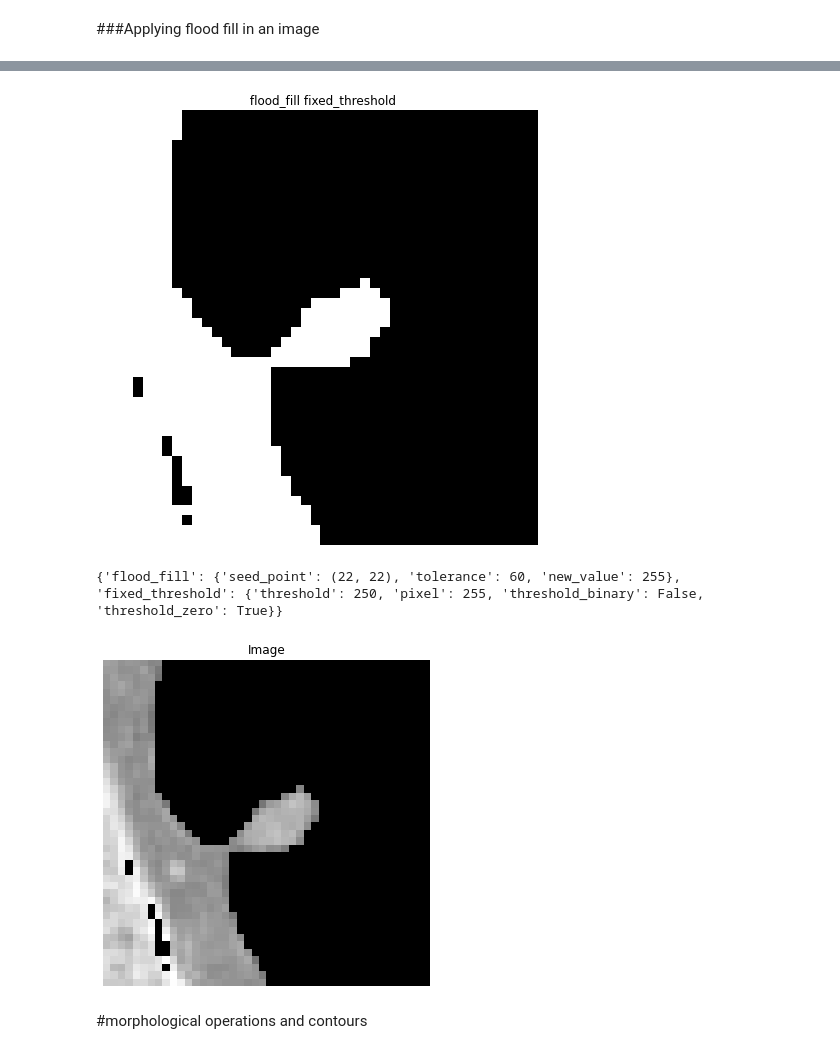
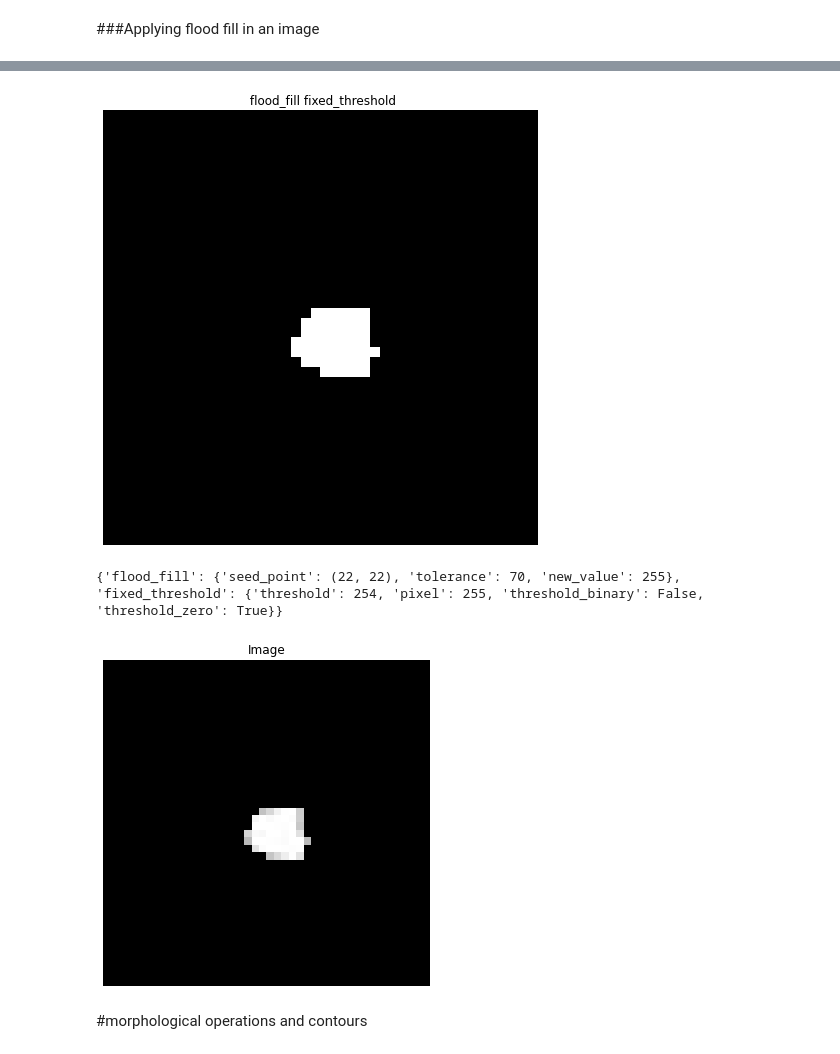
Before and after one commit to HerbertHipolito/Bootcamp-code, a Jupyter notebook: pipelines.ipynb, the cells around one changed output, grey strips where cells are left out. Saved outputs shown, nothing was run; the diff lists cells and outputs as text; code cells hidden in the pictures.

```diff
--- a/pipelines.ipynb
+++ b/pipelines.ipynb
@@ -108,6 +104,28 @@ class pre_processing:
     self.image = segmentation.flood_fill(self.image,seed_point,new_value,tolerance=tolerance)
 
     self.pipeline[self.flood_fill.__name__] = {'seed_point':seed_point,'tolerance':tolerance,'new_value':new_value}
+
+  def flood_fill_2(self,xy,newColor,lowDiff,upDiff):
+
+    size = self.image.shape
+    mask = np.zeros((size[0]+2,size[1]+2),np.uint8)
+    _,self.image,_,_ = cv2.floodFill(self.image, mask, xy,newColor,lowDiff,upDiff)
+    #im_floodfill_inv = cv2.bitwise_not(self.image)
+    #im_out = self.image & im_floodfill_inv
+
+    #self.image = im_out
+
+  def propagation(self,threshold_used=254):
+
+    for i,key_i in enumerate(self.image):
+      for j,key_j in enumerate(self.image[i]):
+
+        if key_j > threshold_used:
+          image_modified[i][j] = self.original_image[i][j][0]
+        else:
+          image_modified[i][j] = self.image[i][j]
+
+    return image_modified
 
   def fixed_threshold(self,threshold=70,pixel=255,threshold_binary=False,threshold_zero=False):
 
@@ -461,27 +491,24 @@ display_img(new_image,F_size=(10,10))
 # %%
 title = ''
 
-pipeline6 = pre_processing(benigno1,to_gray=True)
-pipeline6.flood_fill((int(benigno1.shape[0]/2),int(benigno1.shape[1]/2)),255,tolerance=60)
+pipeline_benigno1 = pre_processing(benigno1,to_gray=True)
+pipeline_benigno1.flood_fill((int(benigno1.shape[0]/2),int(benigno1.shape[1]/2)),255,tolerance=70)
+pipeline_benigno1.fixed_threshold(254,threshold_zero=True)
 
-pipeline6.fixed_threshold(250,threshold_zero=True)
+for name in pipeline_benigno1.pipeline.keys():title += ' '+name
+pipeline_benigno1.display_img(title=title,size=(8,8))
 
-for name in pipeline6.pipeline.keys():title += ' '+name
-pipeline6.display_img(title=title,size=(8,8))
+image_modified = pipeline_benigno1.image
 
-print(pipeline6.pipeline)
+print(pipeline_benigno1.pipeline)
 
-new_image = []
+pipeline_benigno1.propagation(254)
 
-for i,key_i in enumerate(pipeline6.image):
-
-  new_image.append([pipeline6.original_image[i][j][0] if key_j > 251 else pipeline6.image[i][j] for j,key_j in enumerate(pipeline6.image[i])])
-
-display_img(new_image)
+display_img(image_modified)
 # %% [output]
-[figure, old version]
+[figure, new version]
-{'flood_fill': {'seed_point': (22, 22), 'tolerance': 60, 'new_value': 255}, 'fixed_threshold': {'threshold': 250, 'pixel': 255, 'threshold_binary': False, 'threshold_zero': True}}
+{'flood_fill': {'seed_point': (22, 22), 'tolerance': 70, 'new_value': 255}, 'fixed_threshold': {'threshold': 254, 'pixel': 255, 'threshold_binary': False, 'threshold_zero': True}}
-[figure, old version]
+[figure, new version]
 # %% [markdown]
 #morphological operations and contours
 # %% [markdown]
```
Also changed, not shown: parts of 19 cells of this notebook, 1 other file.
